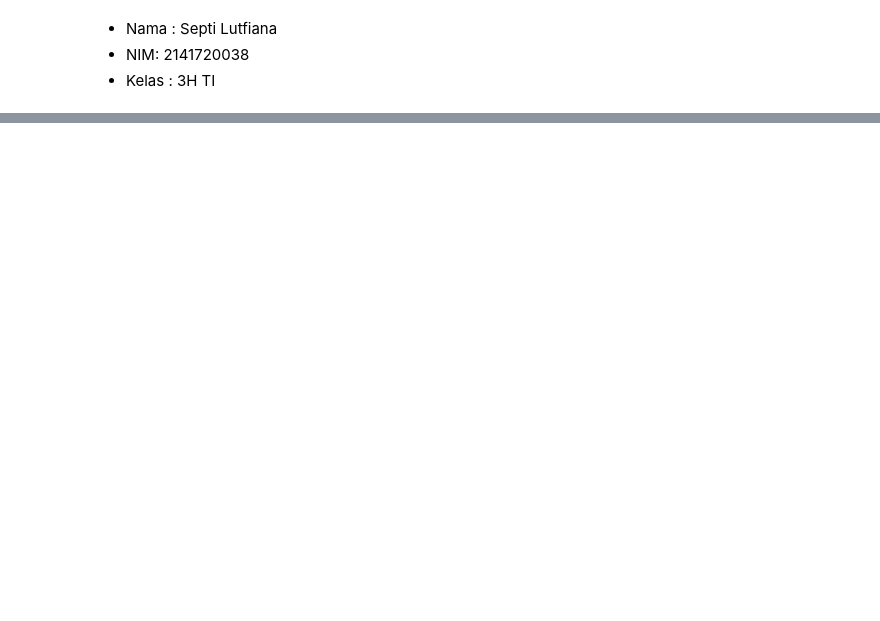
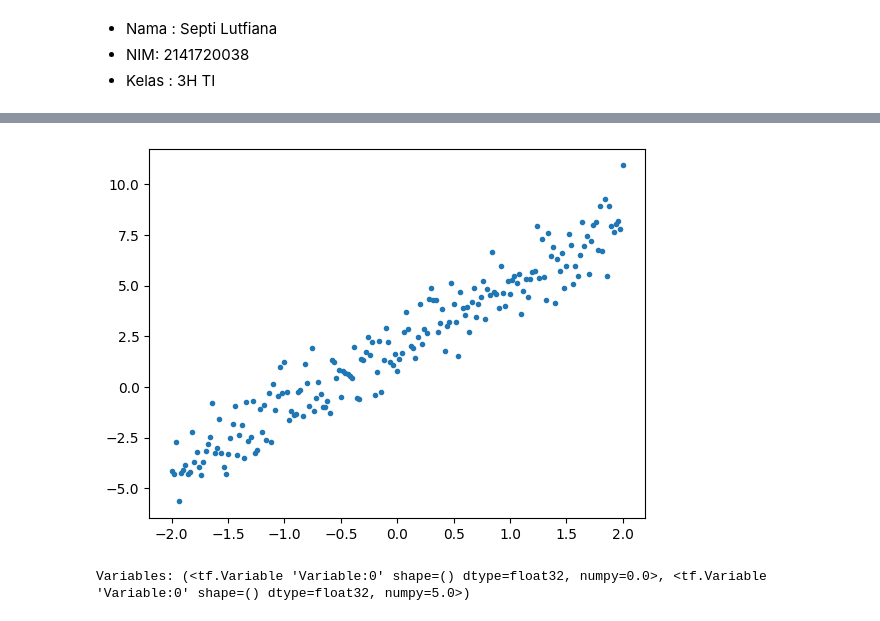
Before and after one commit to SeptiLutfiana/MESIN-LEARNING, a Jupyter notebook: Pertemuan10_Tugas.ipynb, the cells around one changed output, grey strips where cells are left out. Cells and saved outputs as stored; diff of their text form; code cells hidden in the pictures; blank space fills up the shorter version.

```diff
--- a/Pertemuan10_Tugas.ipynb
+++ b/Pertemuan10_Tugas.ipynb
@@ -27,0 +79,52 @@ NameError: ignored
+# %%
+import tensorflow as tf
+
+import matplotlib.pyplot as plt
+
+colors = plt.rcParams['axes.prop_cycle'].by_key()['color']
+# %%
+# The actual line
+TRUE_W = 3.0
+TRUE_B = 2.0
+
+NUM_EXAMPLES = 201
+
+# A vector of random x values
+x = tf.linspace(-2,2, NUM_EXAMPLES)
+x = tf.cast(x, tf.float32)
+
+def f(x):
+  return x * TRUE_W + TRUE_B
+
+# Generate some noise
+noise = tf.random.normal(shape=[NUM_EXAMPLES])
+
+# Calculate y
+y = f(x) + noise
+# %%
+# Plot all the data
+plt.plot(x, y, '.')
+plt.show()
+# %% [output]
+[figure, added]
+# %%
+class MyModel(tf.Module):
+  def __init__(self, **kwargs):
+    super().__init__(**kwargs)
+    # Initialize the weights to `5.0` and the bias to `0.0`
+    # In practice, these should be randomly initialized
+    self.w = tf.Variable(5.0)
+    self.b = tf.Variable(0.0)
+
+  def __call__(self, x):
+    return self.w * x + self.b
+
+model = MyModel()
+
+# List the variables tf.modules's built-in variable aggregation.
+print("Variables:", model.variables)
+
+# Verify the model works
+assert model(3.0).numpy() == 15.0
+# %% [output]
+Variables: (<tf.Variable 'Variable:0' shape=() dtype=float32, numpy=0.0>, <tf.Variable 'Variable:0' shape=() dtype=float32, numpy=5.0>)
```
Also changed, not shown: parts of 9 cells of this notebook.
